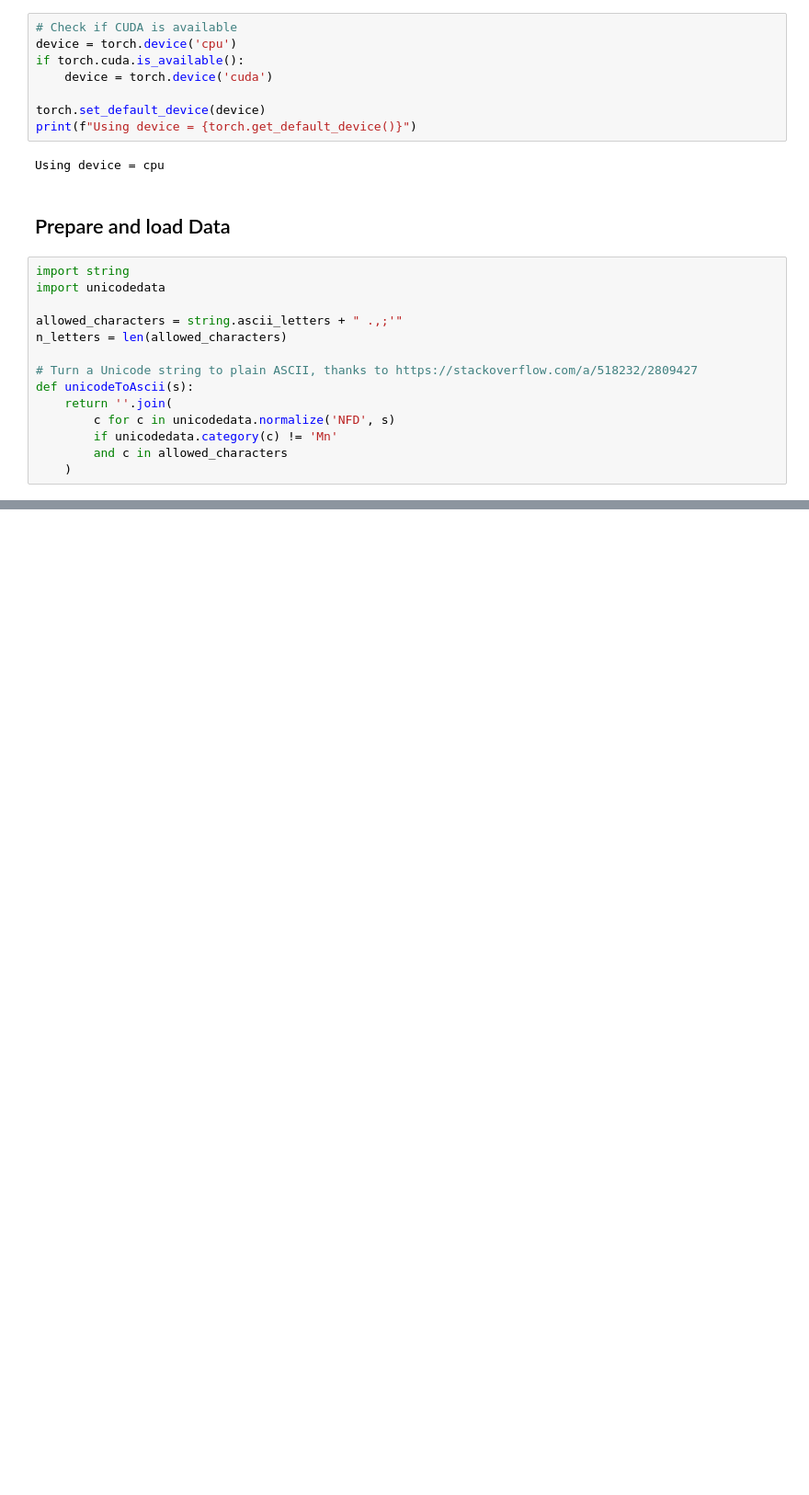
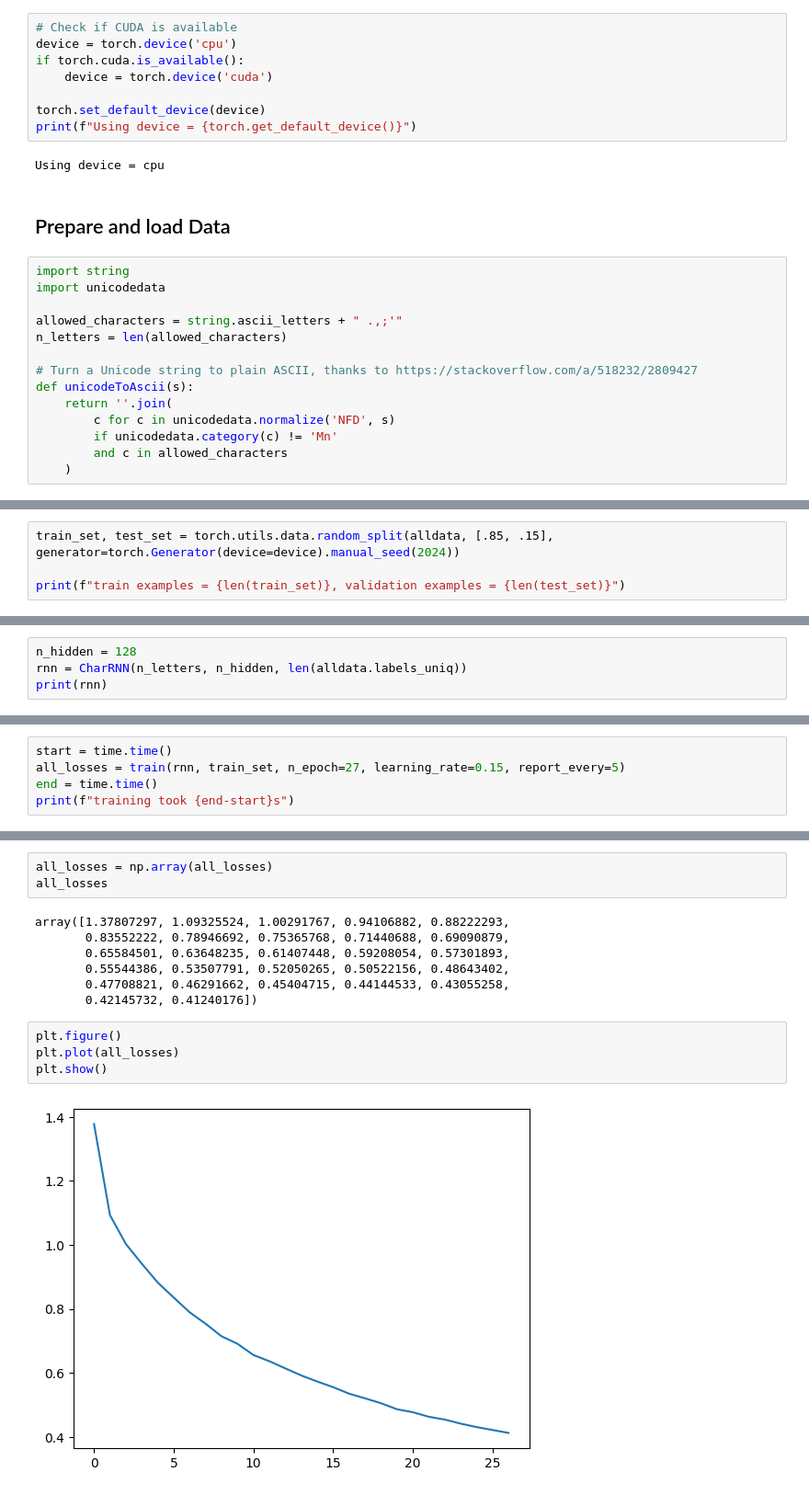
Before and after one commit to pgmoka/pytorch_to_pytorchXLA, a Jupyter notebook: notebook.ipynb, the cells around one changed output, grey strips where cells are left out. Shown: that part at 92% size. Cells and saved outputs as stored; diff of their text form; blank space fills up the shorter version.

Commit message:
Add model validation

```diff
--- a/notebook.ipynb
+++ b/notebook.ipynb
@@ -54,3 +66,7 @@ example = (tensor([9]), tensor([[[0., 0., 0., 0., 0., 0., 0., 0., 0., 0., 0., 0.
           0., 0., 0., 0., 0., 0., 0., 0., 0., 0., 0., 0., 0., 0., 0., 0., 0.,
           0., 0., 0., 0., 0., 0., 0., 0., 0., 0., 0., 0., 0., 0., 0., 0., 0.,
           0., 0., 0., 0., 0., 0.]]]), 'Czech', 'Abl')
+# %%
+train_set, test_set = torch.utils.data.random_split(alldata, [.85, .15], generator=torch.Generator(device=device).manual_seed(2024))
+
+print(f"train examples = {len(train_set)}, validation examples = {len(test_set)}")
@@ -58,0 +82,4 @@ example = (tensor([9]), tensor([[[0., 0., 0., 0., 0., 0., 0., 0., 0., 0., 0., 0.
+# %%
+n_hidden = 128
+rnn = CharRNN(n_letters, n_hidden, len(alldata.labels_uniq))
+print(rnn)
@@ -58,0 +109,5 @@ example = (tensor([9]), tensor([[[0., 0., 0., 0., 0., 0., 0., 0., 0., 0., 0., 0.
+# %%
+start = time.time()
+all_losses = train(rnn, train_set, n_epoch=27, learning_rate=0.15, report_every=5)
+end = time.time()
+print(f"training took {end-start}s")
@@ -58,0 +136,16 @@ example = (tensor([9]), tensor([[[0., 0., 0., 0., 0., 0., 0., 0., 0., 0., 0., 0.
+# %%
+all_losses = np.array(all_losses)
+all_losses
+# %% [output]
+array([1.37807297, 1.09325524, 1.00291767, 0.94106882, 0.88222293,
+       0.83552222, 0.78946692, 0.75365768, 0.71440688, 0.69090879,
+       0.65584501, 0.63648235, 0.61407448, 0.59208054, 0.57301893,
+       0.55544386, 0.53507791, 0.52050265, 0.50522156, 0.48643402,
+       0.47708821, 0.46291662, 0.45404715, 0.44144533, 0.43055258,
+       0.42145732, 0.41240176])
+# %%
+plt.figure()
+plt.plot(all_losses)
+plt.show()
+# %% [output]
+[figure, added]
```
Also changed, not shown: parts of 13 cells of this notebook, 2 other files.
